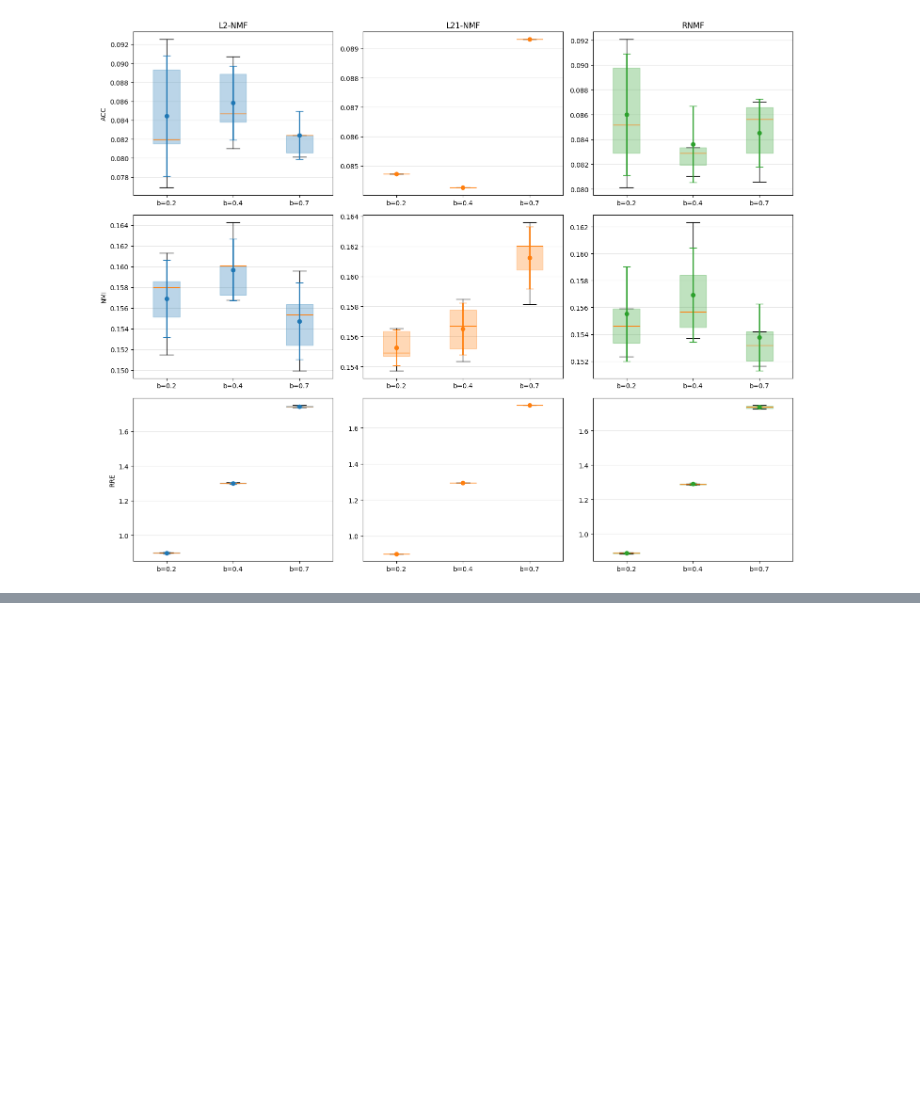
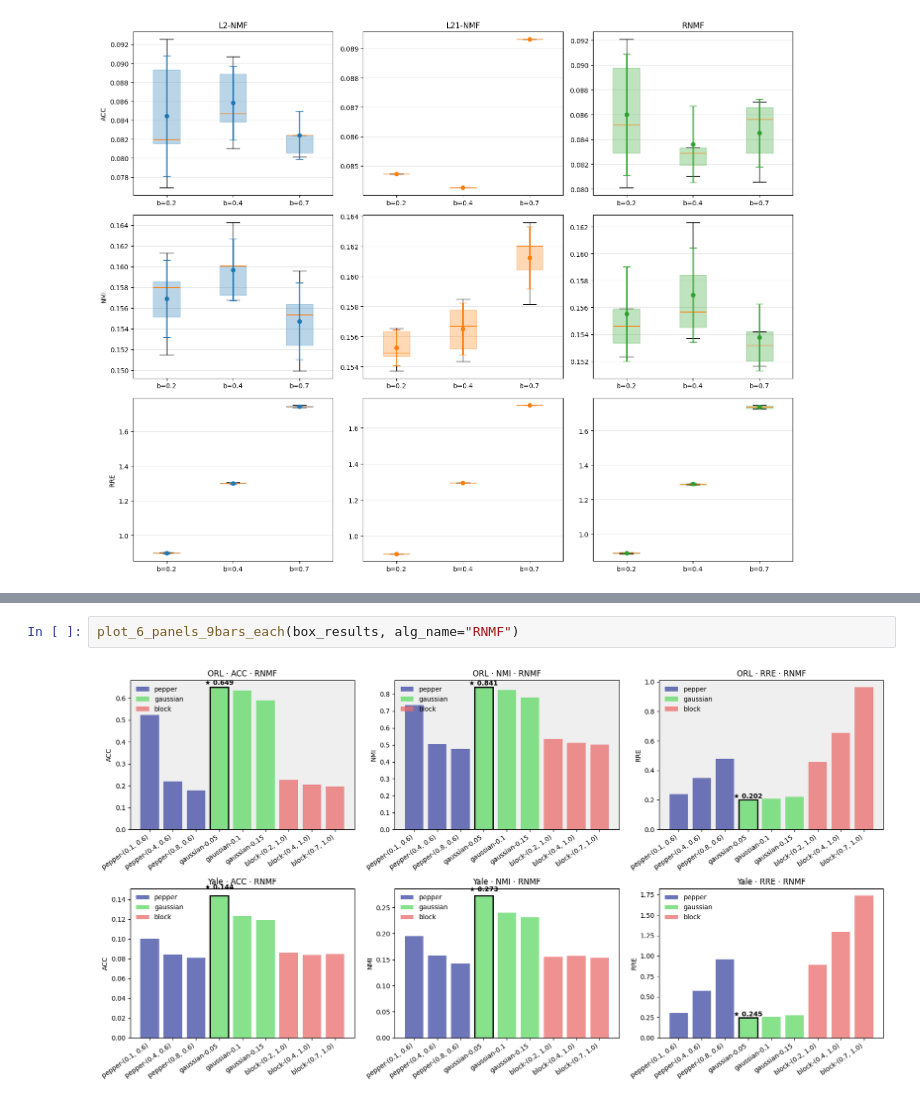
Before and after one commit to Ericcccccheng/USYD_5328, a Jupyter notebook: Assignment1/assignment1.ipynb, the cells around one changed output, grey strips where cells are left out. Drawn from its saved outputs; the diff is of its cells as text; blank space fills up the shorter version.

```diff
--- a/Assignment1/assignment1.ipynb
+++ b/Assignment1/assignment1.ipynb
@@ -1738,0 +1646,4 @@ plot_comparison(all_results, metric="RRE")
+# %%
+plot_6_panels_9bars_each(box_results, alg_name="RNMF")
+# %% [output]
+[figure, added]
```
Also changed, not shown: parts of 11 cells of this notebook.
